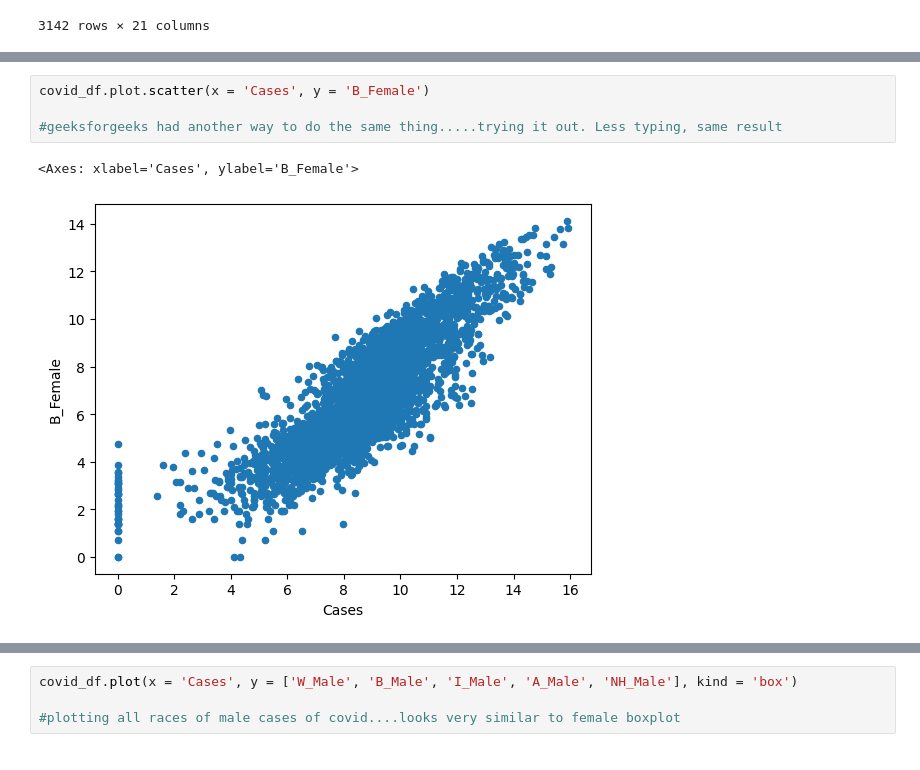
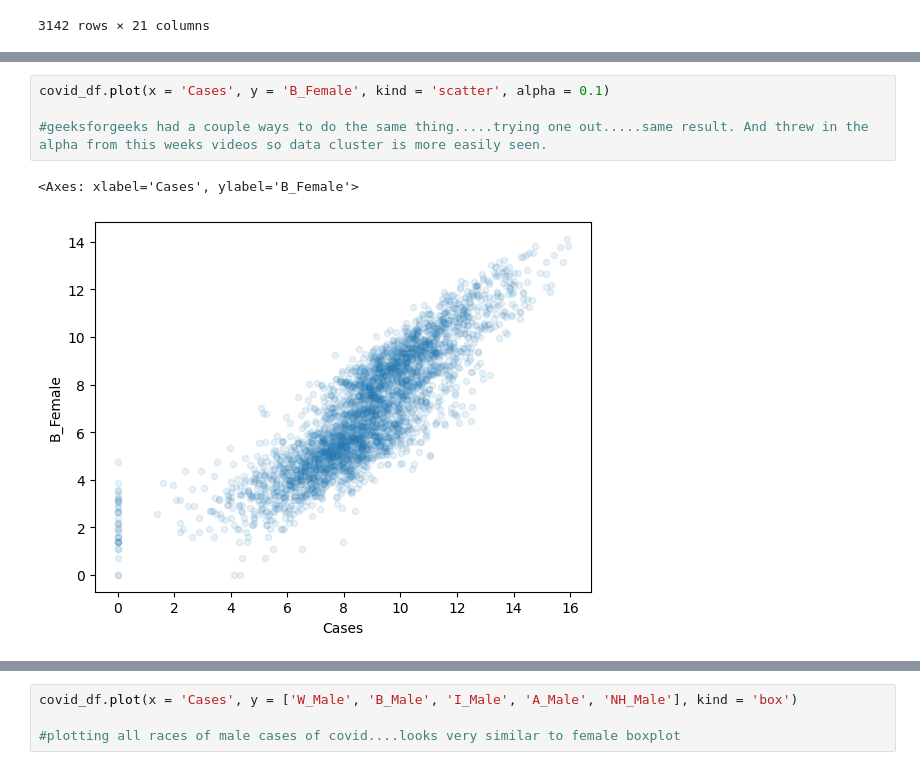
Before and after one commit to pmSLUMSHDS/hds5210-2023, a Jupyter notebook: week09/week09_assignment_2.ipynb, the cells around one changed output, grey strips where cells are left out. Saved outputs shown, nothing was run; the diff lists cells and outputs as text.

Commit message:
Submitting week09/assignment_2

```diff
--- a/week09/week09_assignment_2.ipynb
+++ b/week09/week09_assignment_2.ipynb
@@ -287,9 +289,9 @@ covid_df.plot(x = 'Cases', y = 'B_Female', kind = 'scatter')
 <Axes: xlabel='Cases', ylabel='B_Female'>
 [figure]
 # %%
-covid_df.plot.scatter(x = 'Cases', y = 'B_Female')
+covid_df.plot(x = 'Cases', y = 'B_Female', kind = 'scatter', alpha = 0.1)
 
-#geeksforgeeks had another way to do the same thing.....trying it out. Less typing, same result
+#geeksforgeeks had a couple ways to do the same thing.....trying one out.....same result. And threw in the alpha from this weeks videos so data cluster is more easily seen.
 # %% [output]
 <Axes: xlabel='Cases', ylabel='B_Female'>
-[figure, old version]
+[figure, new version]
```
Also changed, not shown: parts of 7 cells of this notebook.
